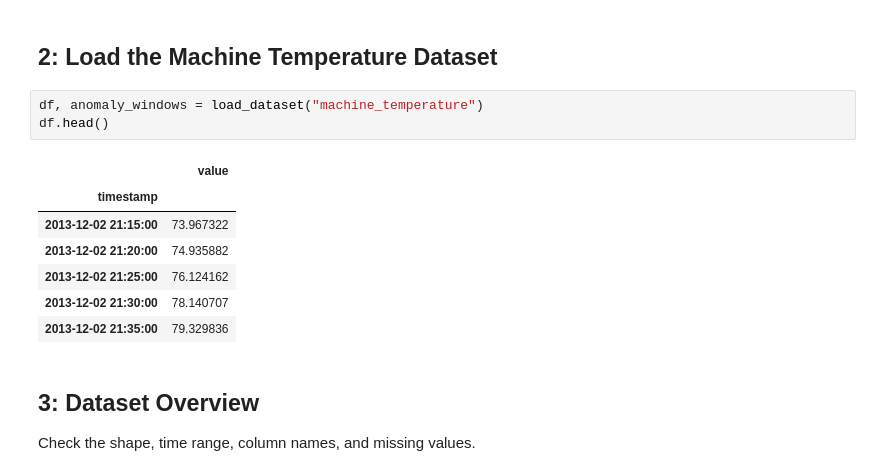
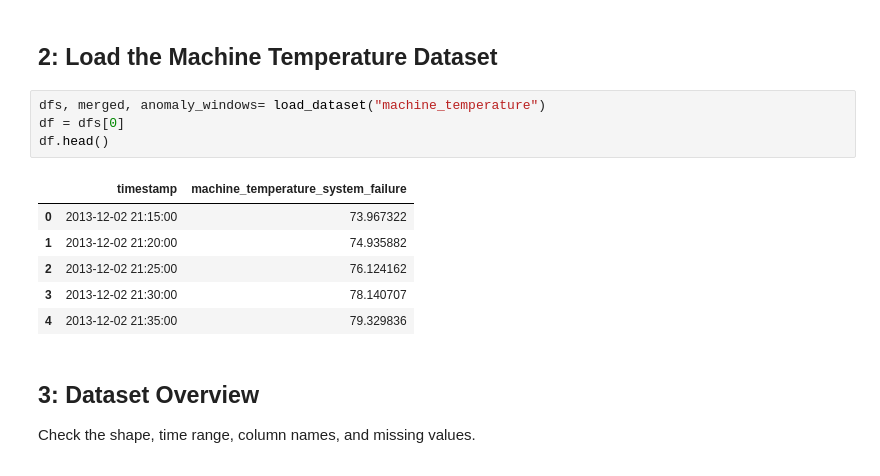
Before and after one commit to hjalalin/nab-anomaly-detection, a Jupyter notebook: notebooks/machine_temperature/01_exploration.ipynb, the cells around one changed output. Saved outputs shown, nothing was run; the diff lists cells and outputs as text.

```diff
--- a/notebooks/machine_temperature/01_exploration.ipynb
+++ b/notebooks/machine_temperature/01_exploration.ipynb
@@ -36,16 +36,16 @@ from utils.visualizations import (
 # %% [markdown]
 ## 2: Load the Machine Temperature Dataset
 # %%
-df, anomaly_windows = load_dataset("machine_temperature")
+dfs, merged, anomaly_windows= load_dataset("machine_temperature")
+df = dfs[0]
 df.head()
 # %% [output]
-|  | value |
-| timestamp |  |
-| 2013-12-02 21:15:00 | 73.967322 |
-| 2013-12-02 21:20:00 | 74.935882 |
-| 2013-12-02 21:25:00 | 76.124162 |
-| 2013-12-02 21:30:00 | 78.140707 |
-| 2013-12-02 21:35:00 | 79.329836 |
+|  | timestamp | machine_temperature_system_failure |
+| 0 | 2013-12-02 21:15:00 | 73.967322 |
+| 1 | 2013-12-02 21:20:00 | 74.935882 |
+| 2 | 2013-12-02 21:25:00 | 76.124162 |
+| 3 | 2013-12-02 21:30:00 | 78.140707 |
+| 4 | 2013-12-02 21:35:00 | 79.329836 |
 # %% [markdown]
 ## 3: Dataset Overview
 
```
Also changed, not shown: parts of 9 cells of this notebook, 10 other files.
